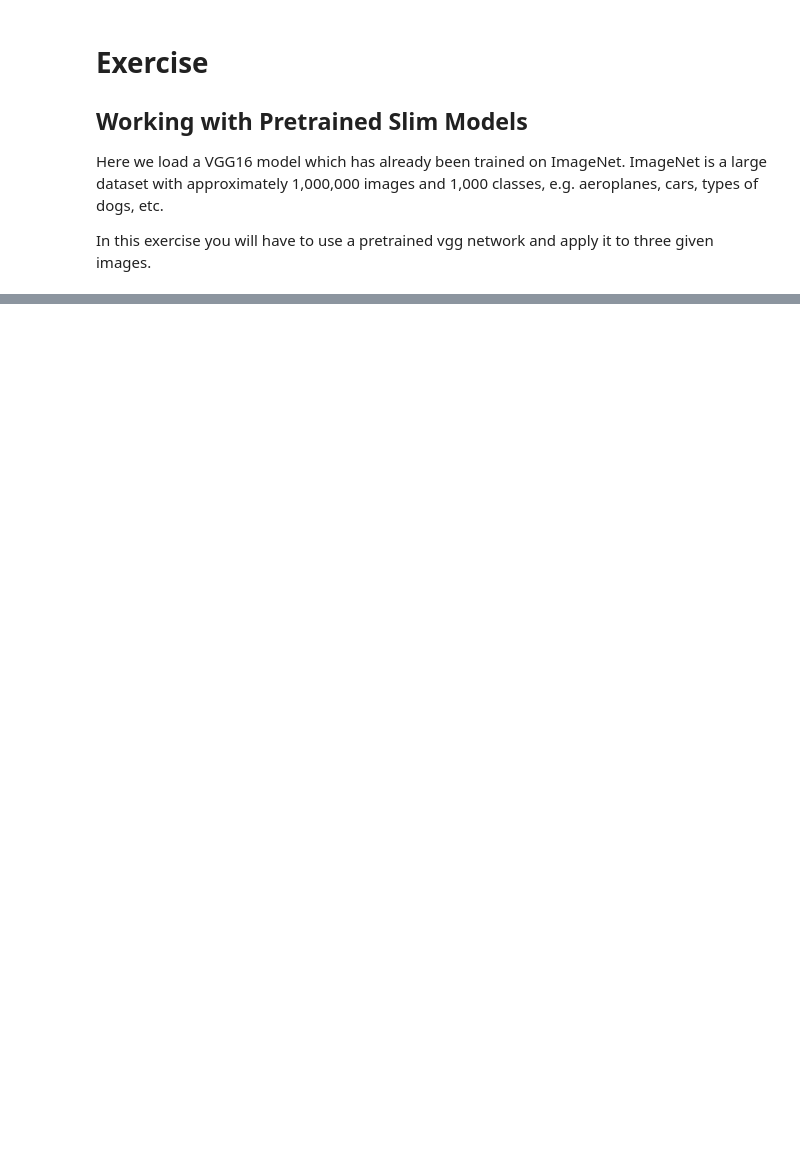
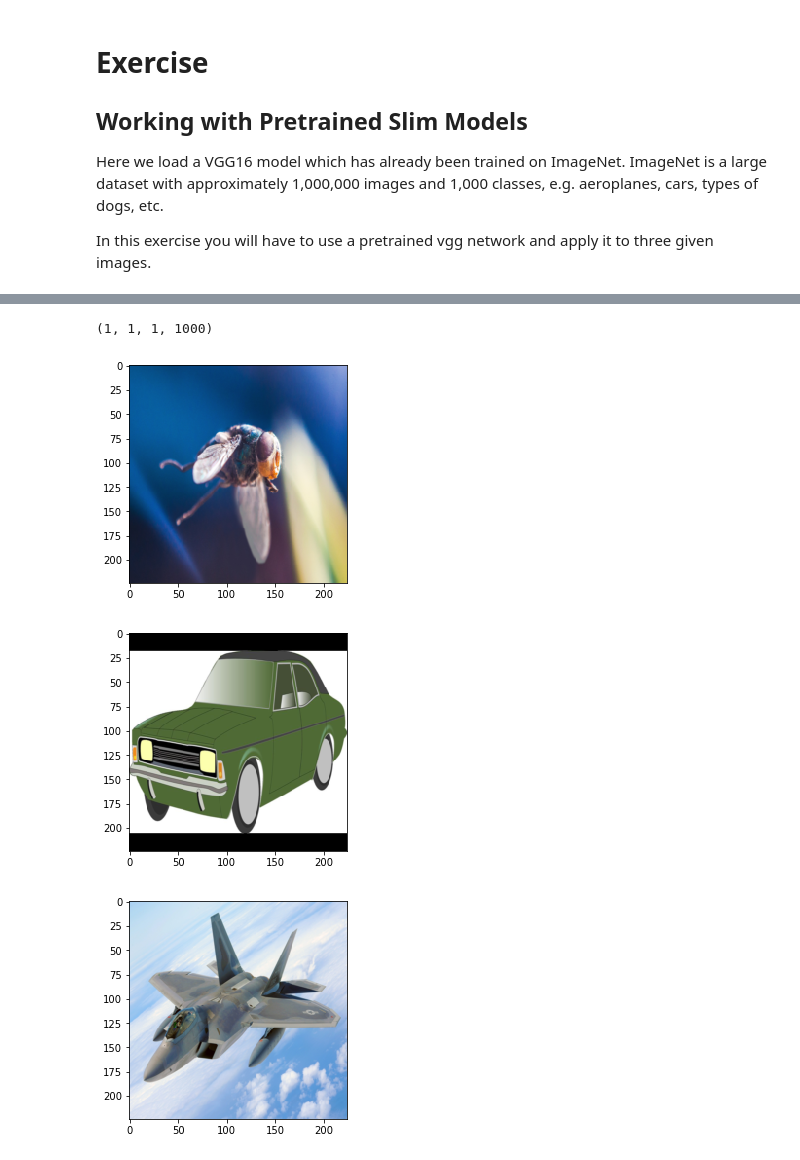
Before and after one commit to alleboudy/detectozord, a Jupyter notebook: exercise4/Pretrained.ipynb, the cells around one changed output, grey strips where cells are left out. Saved outputs shown, nothing was run; the diff lists cells and outputs as text; code cells hidden in the pictures; blank space fills up the shorter version.

```diff
--- a/exercise4/Pretrained.ipynb
+++ b/exercise4/Pretrained.ipynb
@@ -195,0 +174,31 @@ my_img3 = tf.image.decode_png(value[2])# use png or jpg decoder based on your fi
+# %%
+print(vgg.shape)
+# %% [output]
+(1, 1, 1, 1000)
+# %%
+# Load 3 images
+
+imgFly = misc.imread('images/fly.jpg')
+imgFly = misc.imresize(imgFly,size=[224,224])
+imgCar = misc.imread('images/car.jpg')
+imgCar = misc.imresize(imgCar,size=[224,224])
+imgJet = misc.imread('images/jet.jpg')
+imgJet = misc.imresize(imgJet,size=[224,224])
+
+#print(img.shape)    # (32, 32, 3)
+
+#img_tf = tf.Variable(img)
+#print(img_tf.get_shape().as_list())  # [32, 32, 3]
+
+plt.imshow(imgFly)
+plt.show()
+
+plt.imshow(imgCar)
+plt.show()
+
+plt.imshow(imgJet)
+plt.show()
+# %% [output]
+[figure, added]
+[figure, added]
+[figure, added]
```
Also changed, not shown: parts of 8 cells of this notebook.
